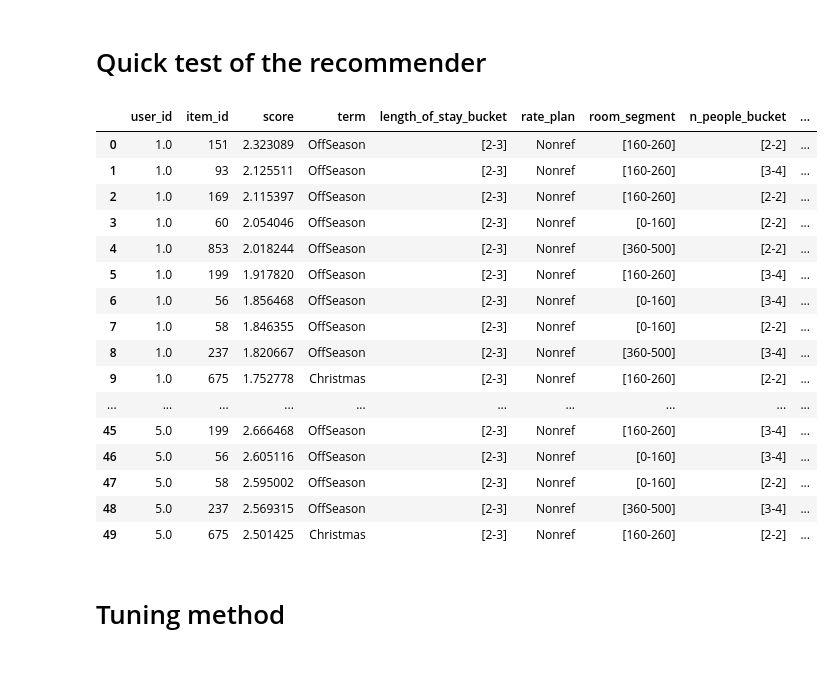
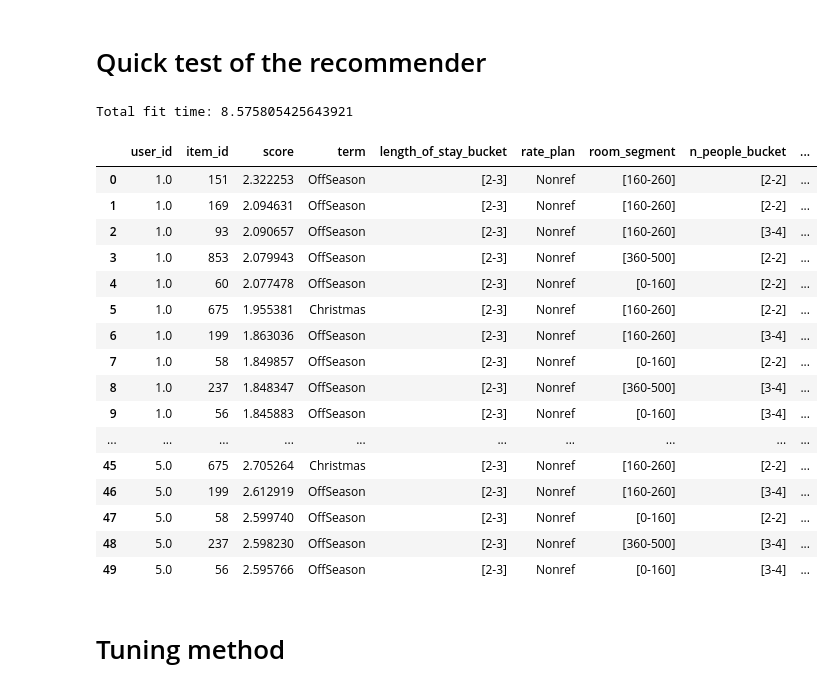
Before and after one commit to jbiesek/ContentBasedRecommender, a Jupyter notebook: project_1_recommender_and_evaluation.ipynb, the cells around one changed output. Saved outputs shown, nothing was run; the diff lists cells and outputs as text; code cells hidden in the pictures.

```diff
--- a/project_1_recommender_and_evaluation.ipynb
+++ b/project_1_recommender_and_evaluation.ipynb
@@ -317,7 +351,7 @@ class ContentBasedUserItemRecommender(Recommender):
     Linear recommender class based on user and item features.
     """
 
-    def __init__(self, seed=6789, n_neg_per_pos=3, solver='liblinear'):
+    def __init__(self, seed=6789, n_neg_per_pos=5, solver='liblinear'):
         """
         Initialize base recommender params and variables.
         """
@@ -387,7 +421,7 @@ class ContentBasedUserItemRecommender(Recommender):
                 negative_interactions.append((user, possible_items[i], 0))
 
 
-#         display(negative_interactions)
+#         display(len(negative_interactions))
 #         print("Negative interactions len == 5 * interactions len: ",len(negative_interactions) == len(interactions_df)*5)
 
         interactions_df = pd.concat(
@@ -483,9 +517,9 @@ class ContentBasedUserItemRecommender(Recommender):
         return self.recommender_df
 
 
-cb_user_item_recommender = ContentBasedUserItemRecommender()
-cb_user_item_recommender.fit(interactions_df, None, None)
-cb_user_item_recommender.recommend(pd.DataFrame([[1], [2], [3], [4], [5]], columns=['user_id']), interactions_df, 10)
+# cb_user_item_recommender = ContentBasedUserItemRecommender()
+# cb_user_item_recommender.fit(interactions_df, None, None)
+# cb_user_item_recommender.recommend(pd.DataFrame([[1], [2], [3], [4], [5]], columns=['user_id']), interactions_df, 10)
 
 class LinearRegressionCBUIRecommender(ContentBasedUserItemRecommender):
     """
@@ -564,9 +598,9 @@ class XGBoostCBUIRecommender(ContentBasedUserItemRecommender):
         if 'n_estimators' in model_params:
             self.n_estimators = int(model_params['n_estimators'])
         else:
-            self.n_estimators = 100
+            self.n_estimators = 273
         if 'max_depth' in model_params:
-            self.max_depth = int(model_params['max_depth'])
+            self.max_depth = model_params['max_depth']
         else:
             self.max_depth = 30
         if 'min_samples_split' in model_params:
@@ -586,33 +620,38 @@ class XGBoostCBUIRecommender(ContentBasedUserItemRecommender):
 items_df = interactions_df.loc[:, ['item_id'] + base_item_features].drop_duplicates()
 # %%
 # Fit method
+import time
+t0 = time.time()
 cb_user_item_recommender = ContentBasedUserItemRecommender()
 cb_user_item_recommender.fit(interactions_df, None, None)
+print('Total fit time: {}'.format(time.time() - t0))
+# %% [output]
+Total fit time: 8.575805425643921
 # %%
 # Recommender method
 
 recommendations = cb_user_item_recommender.recommend(pd.DataFrame([[1], [2], [3], [4], [5]], columns=['user_id']), interactions_df, 10)
 
 recommendations = pd.merge(recommendations, items_df, on='item_id', how='left')
-display(recommendations)
+display(recommendations.tail(60))
 # %% [output]
 |  | user_id | item_id | score | term | length_of_stay_bucket | rate_plan | room_segment | n_people_bucket | ... |
-| 0 | 1.0 | 151 | 2.323089 | OffSeason | [2-3] | Nonref | [160-260] | [2-2] | ... |
-| 1 | 1.0 | 93 | 2.125511 | OffSeason | [2-3] | Nonref | [160-260] | [3-4] | ... |
-| 2 | 1.0 | 169 | 2.115397 | OffSeason | [2-3] | Nonref | [160-260] | [2-2] | ... |
-| 3 | 1.0 | 60 | 2.054046 | OffSeason | [2-3] | Nonref | [0-160] | [2-2] | ... |
-| 4 | 1.0 | 853 | 2.018244 | OffSeason | [2-3] | Nonref | [360-500] | [2-2] | ... |
-| 5 | 1.0 | 199 | 1.917820 | OffSeason | [2-3] | Nonref | [160-260] | [3-4] | ... |
-| 6 | 1.0 | 56 | 1.856468 | OffSeason | [2-3] | Nonref | [0-160] | [3-4] | ... |
-| 7 | 1.0 | 58 | 1.846355 | OffSeason | [2-3] | Nonref | [0-160] | [2-2] | ... |
-| 8 | 1.0 | 237 | 1.820667 | OffSeason | [2-3] | Nonref | [360-500] | [3-4] | ... |
-| 9 | 1.0 | 675 | 1.752778 | Christmas | [2-3] | Nonref | [160-260] | [2-2] | ... |
+| 0 | 1.0 | 151 | 2.322253 | OffSeason | [2-3] | Nonref | [160-260] | [2-2] | ... |
+| 1 | 1.0 | 169 | 2.094631 | OffSeason | [2-3] | Nonref | [160-260] | [2-2] | ... |
+| 2 | 1.0 | 93 | 2.090657 | OffSeason | [2-3] | Nonref | [160-260] | [3-4] | ... |
+| 3 | 1.0 | 853 | 2.079943 | OffSeason | [2-3] | Nonref | [360-500] | [2-2] | ... |
+| 4 | 1.0 | 60 | 2.077478 | OffSeason | [2-3] | Nonref | [0-160] | [2-2] | ... |
+| 5 | 1.0 | 675 | 1.955381 | Christmas | [2-3] | Nonref | [160-260] | [2-2] | ... |
+| 6 | 1.0 | 199 | 1.863036 | OffSeason | [2-3] | Nonref | [160-260] | [3-4] | ... |
+| 7 | 1.0 | 58 | 1.849857 | OffSeason | [2-3] | Nonref | [0-160] | [2-2] | ... |
+| 8 | 1.0 | 237 | 1.848347 | OffSeason | [2-3] | Nonref | [360-500] | [3-4] | ... |
+| 9 | 1.0 | 56 | 1.845883 | OffSeason | [2-3] | Nonref | [0-160] | [3-4] | ... |
 | ... | ... | ... | ... | ... | ... | ... | ... | ... | ... |
-| 45 | 5.0 | 199 | 2.666468 | OffSeason | [2-3] | Nonref | [160-260] | [3-4] | ... |
-| 46 | 5.0 | 56 | 2.605116 | OffSeason | [2-3] | Nonref | [0-160] | [3-4] | ... |
-| 47 | 5.0 | 58 | 2.595002 | OffSeason | [2-3] | Nonref | [0-160] | [2-2] | ... |
-| 48 | 5.0 | 237 | 2.569315 | OffSeason | [2-3] | Nonref | [360-500] | [3-4] | ... |
-| 49 | 5.0 | 675 | 2.501425 | Christmas | [2-3] | Nonref | [160-260] | [2-2] | ... |
+| 45 | 5.0 | 675 | 2.705264 | Christmas | [2-3] | Nonref | [160-260] | [2-2] | ... |
+| 46 | 5.0 | 199 | 2.612919 | OffSeason | [2-3] | Nonref | [160-260] | [3-4] | ... |
+| 47 | 5.0 | 58 | 2.599740 | OffSeason | [2-3] | Nonref | [0-160] | [2-2] | ... |
+| 48 | 5.0 | 237 | 2.598230 | OffSeason | [2-3] | Nonref | [360-500] | [3-4] | ... |
+| 49 | 5.0 | 56 | 2.595766 | OffSeason | [2-3] | Nonref | [0-160] | [3-4] | ... |
 # %% [markdown]
 # Tuning method
 # %%
```
Also changed, not shown: parts of 11 cells of this notebook, 2 other files.
